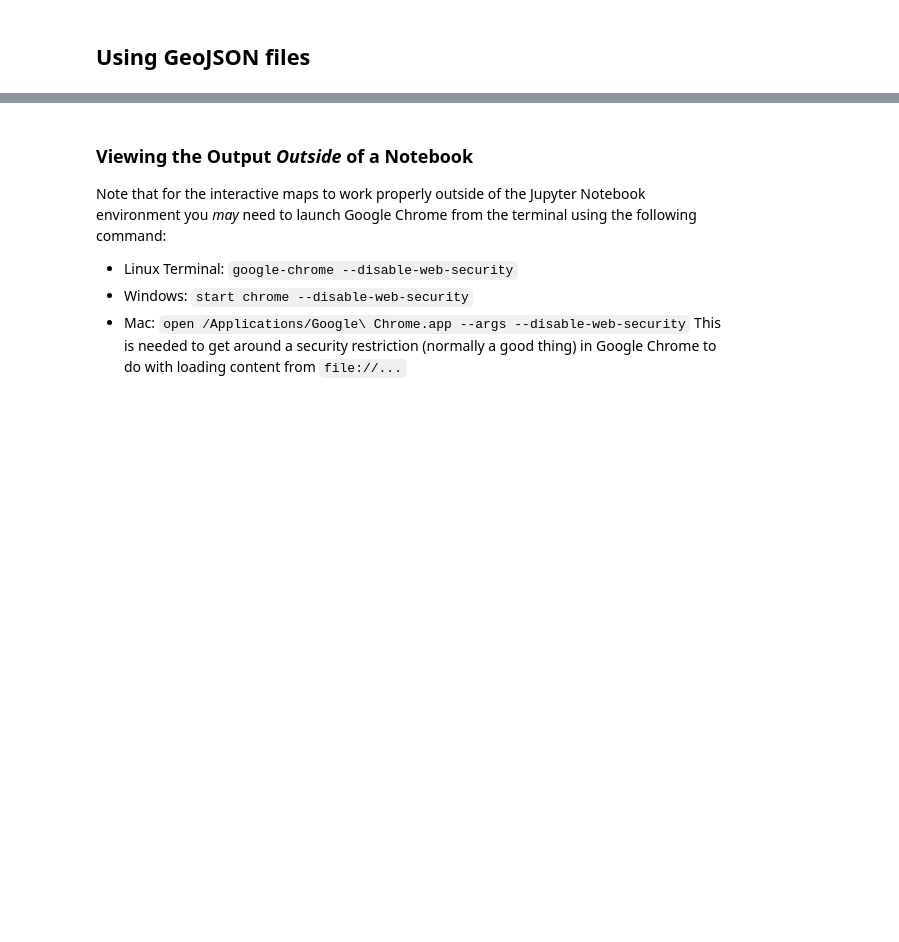
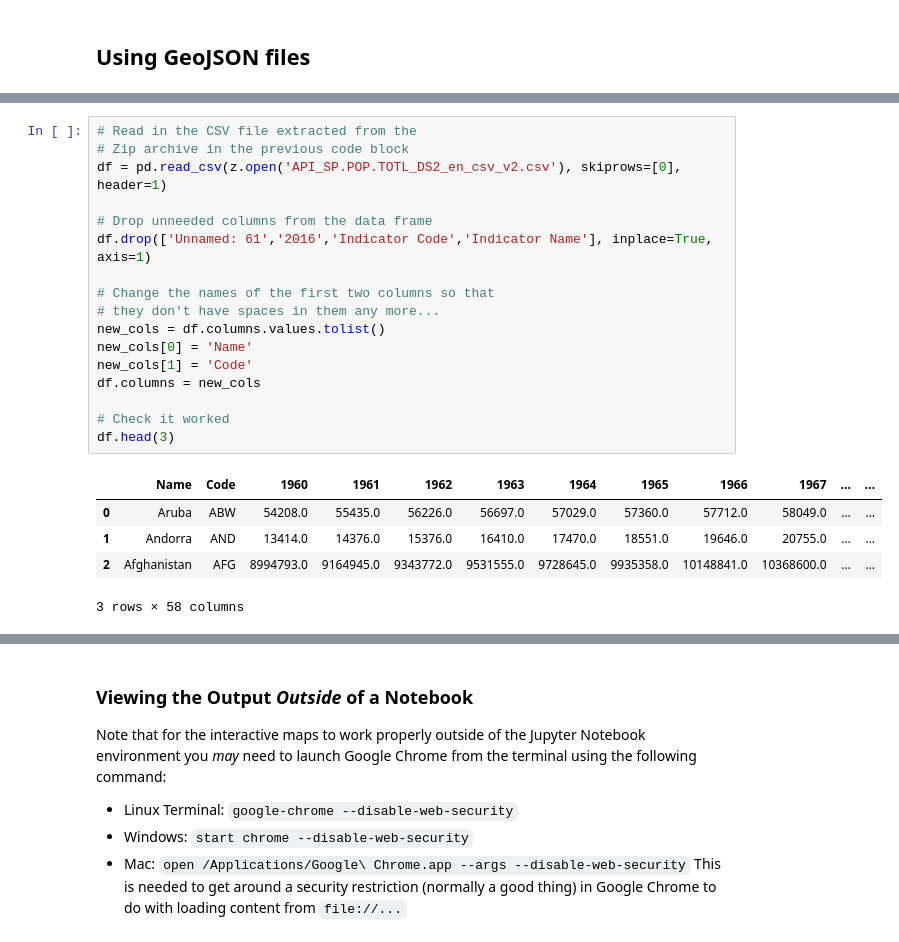
Before and after one commit to kingsgeocomp/spatial-analysis, a Jupyter notebook: New-Practical-1-Simple Web Mapping.ipynb, the cells around one changed output, grey strips where cells are left out. Cells and saved outputs as stored; diff of their text form; blank space fills up the shorter version.

```diff
--- a/New-Practical-1-Simple Web Mapping.ipynb
+++ b/New-Practical-1-Simple Web Mapping.ipynb
@@ -293,0 +213,23 @@ _Objective:_ drawing on the code that you used to show the LSOA data as a chorop
+# %%
+# Read in the CSV file extracted from the
+# Zip archive in the previous code block
+df = pd.read_csv(z.open('API_SP.POP.TOTL_DS2_en_csv_v2.csv'), skiprows=[0], header=1)
+
+# Drop unneeded columns from the data frame
+df.drop(['Unnamed: 61','2016','Indicator Code','Indicator Name'], inplace=True, axis=1)
+
+# Change the names of the first two columns so that
+# they don't have spaces in them any more...
+new_cols = df.columns.values.tolist()
+new_cols[0] = 'Name'
+new_cols[1] = 'Code'
+df.columns = new_cols
+
+# Check it worked
+df.head(3)
+# %% [output]
+|  | Name | Code | 1960 | 1961 | 1962 | 1963 | 1964 | 1965 | 1966 | 1967 | ... | ... |
+| 0 | Aruba | ABW | 54208.0 | 55435.0 | 56226.0 | 56697.0 | 57029.0 | 57360.0 | 57712.0 | 58049.0 | ... | ... |
+| 1 | Andorra | AND | 13414.0 | 14376.0 | 15376.0 | 16410.0 | 17470.0 | 18551.0 | 19646.0 | 20755.0 | ... | ... |
+| 2 | Afghanistan | AFG | 8994793.0 | 9164945.0 | 9343772.0 | 9531555.0 | 9728645.0 | 9935358.0 | 10148841.0 | 10368600.0 | ... | ... |
+3 rows × 58 columns
```
Also changed, not shown: parts of 66 cells of this notebook.
